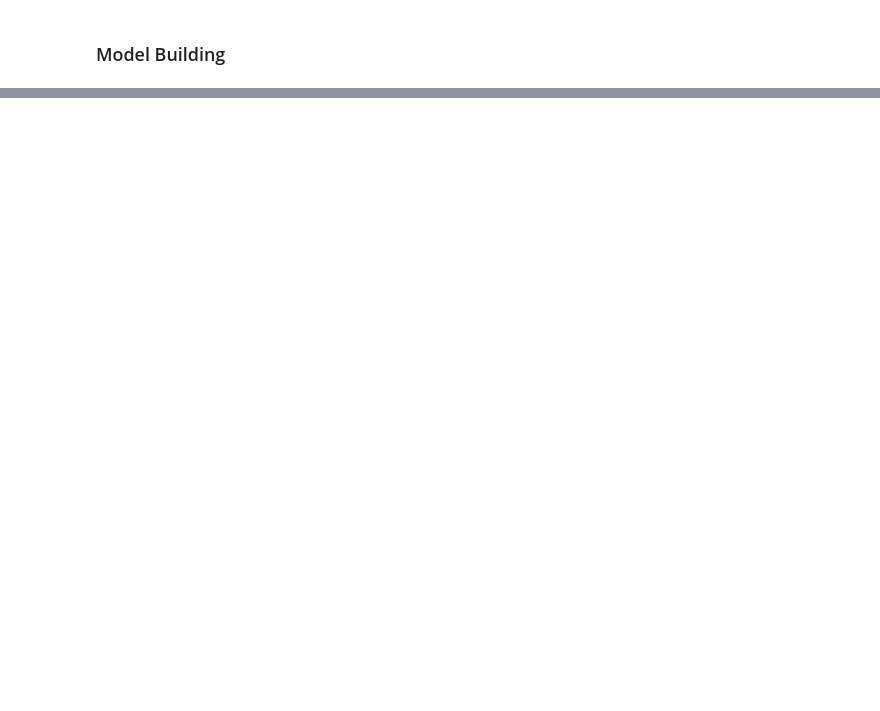
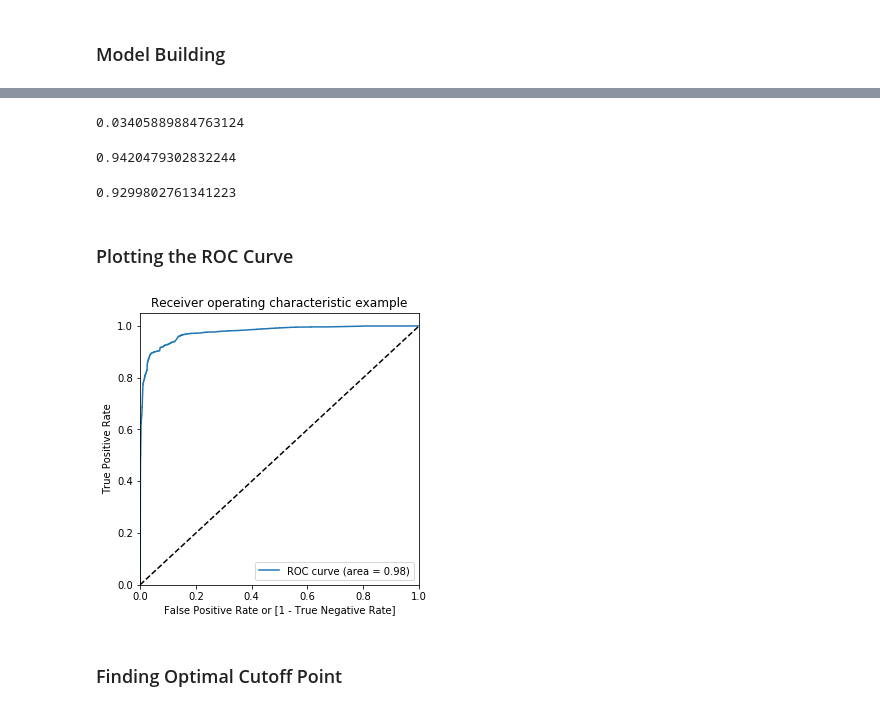
Before and after one commit to shaunakbatra/Project, a Jupyter notebook: Lead Scoring Case Study.ipynb, the cells around one changed output, grey strips where cells are left out. Saved outputs shown, nothing was run; the diff lists cells and outputs as text; code cells hidden in the pictures; blank space fills up the shorter version.

```diff
--- a/Lead Scoring Case Study.ipynb
+++ b/Lead Scoring Case Study.ipynb
@@ -1383,0 +1628,3 @@ X_train.head()
+# %%
+y_train_pred = res.predict(X_train_sm).values
+y_train_pred[:10]
@@ -1383,0 +1634,5 @@ X_train.head()
+# %%
+#Creating a dataframe with the converted flag and the predicted probabilities
+y_train_pred_final = pd.DataFrame({'Converted':y_train.values, 'Converted_Prob':y_train_pred})
+y_train_pred_final['Lead Number'] = y_train.index
+y_train_pred_final.head()
@@ -1383,0 +1646,5 @@ X_train.head()
+# %%
+#Let's consider 0.5 as the cut off value to start with
+# Creating new column 'predicted' with 1 if Converted_Prob > 0.5 else 0
+y_train_pred_final['predicted'] = y_train_pred_final.Converted_Prob.map(lambda x: 1 if x > 0.5 else 0)
+y_train_pred_final.head()
@@ -1383,0 +1693,40 @@ X_train.head()
+# %%
+# Calculate false postive rate - predicting converted when lead has not converted
+print(FP/ float(TN+FP))
+# %% [output]
+0.03405889884763124
+# %%
+# positive predictive value
+print (TP / float(TP+FP))
+# %% [output]
+0.9420479302832244
+# %%
+# Negative predictive value
+print (TN / float(TN+ FN))
+# %% [output]
+0.9299802761341223
+# %% [markdown]
+### Plotting the ROC Curve
+# %%
+def draw_roc( actual, probs ):
+    fpr, tpr, thresholds = metrics.roc_curve( actual, probs,
+                                              drop_intermediate = False )
+    auc_score = metrics.roc_auc_score( actual, probs )
+    plt.figure(figsize=(5, 5))
+    plt.plot( fpr, tpr, label='ROC curve (area = %0.2f)' % auc_score )
+    plt.plot([0, 1], [0, 1], 'k--')
+    plt.xlim([0.0, 1.0])
+    plt.ylim([0.0, 1.05])
+    plt.xlabel('False Positive Rate or [1 - True Negative Rate]')
+    plt.ylabel('True Positive Rate')
+    plt.title('Receiver operating characteristic example')
+    plt.legend(loc="lower right")
+    plt.show()
+
+    return None
+# %%
+draw_roc(y_train_pred_final.Converted, y_train_pred_final.Converted_Prob)
+# %% [output]
+[figure, added]
+# %% [markdown]
+### Finding Optimal Cutoff Point
```
Also changed, not shown: parts of 62 cells of this notebook.
